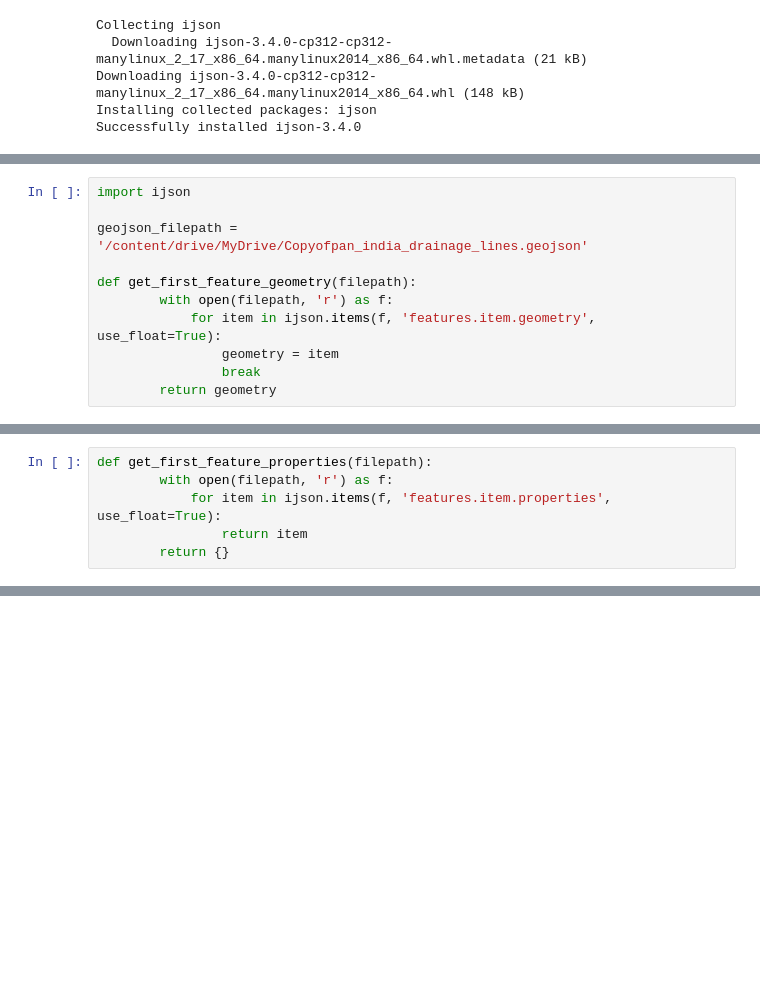
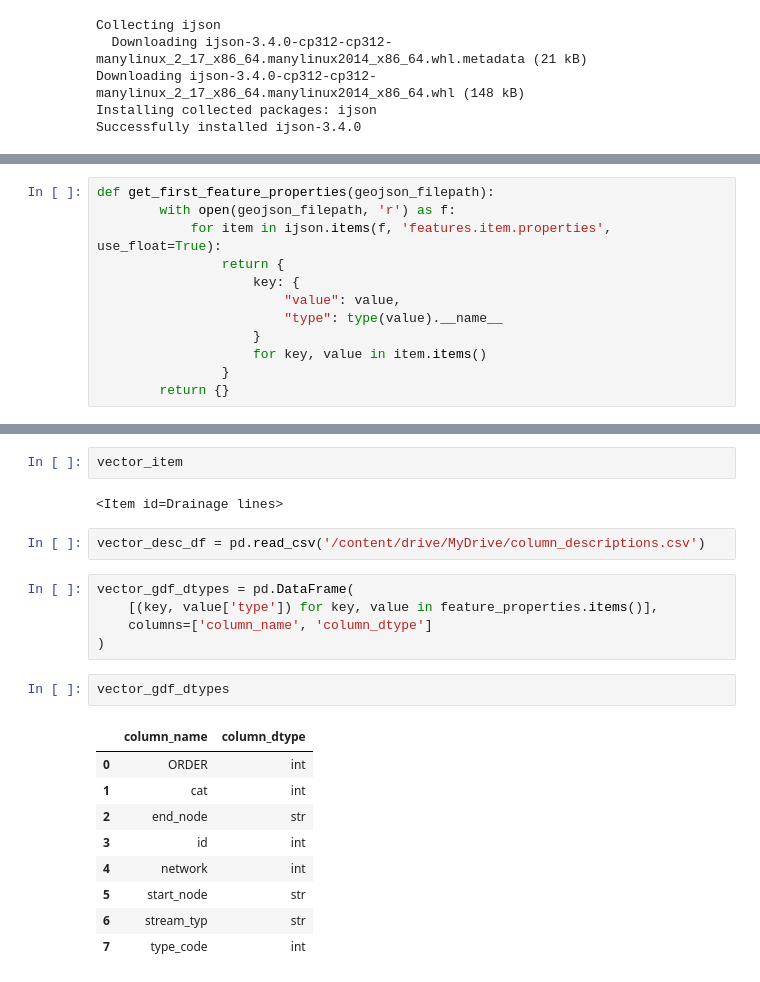
Before and after one commit to Nirzaree/STAC-spec, a Jupyter notebook: notebooks/generate_stac_pan_india_vector.ipynb, the cells around one changed output, grey strips where cells are left out. Drawn from its saved outputs; the diff is of its cells as text; blank space fills up the shorter version.

```diff
--- a/notebooks/generate_stac_pan_india_vector.ipynb
+++ b/notebooks/generate_stac_pan_india_vector.ipynb
@@ -455,11 +507,12 @@ Successfully installed ijson-3.4.0
 # %%
-import ijson
-
-geojson_filepath = '/content/drive/MyDrive/Copyofpan_india_drainage_lines.geojson'
-
-def get_first_feature_geometry(filepath):
-        with open(filepath, 'r') as f:
-            for item in ijson.items(f, 'features.item.geometry', use_float=True):
-                geometry = item
-                break
-        return geometry
+def get_first_feature_properties(geojson_filepath):
+        with open(geojson_filepath, 'r') as f:
+            for item in ijson.items(f, 'features.item.properties', use_float=True):
+                return {
+                    key: {
+                        "value": value,
+                        "type": type(value).__name__
+                    }
+                    for key, value in item.items()
+                }
+        return {}
@@ -471,9 +519,3 @@ print(feature_geometry)
-# %%
-def get_first_feature_properties(filepath):
-        with open(filepath, 'r') as f:
-            for item in ijson.items(f, 'features.item.properties', use_float=True):
-                return item
-        return {}
 # %%
 feature_properties = get_first_feature_properties(geojson_filepath)
 print(feature_properties)
@@ -481,0 +539,23 @@ print(feature_properties)
+# %%
+vector_item
+# %% [output]
+<Item id=Drainage lines>
+# %%
+vector_desc_df = pd.read_csv('/content/drive/MyDrive/column_descriptions.csv')
+# %%
+vector_gdf_dtypes = pd.DataFrame(
+    [(key, value['type']) for key, value in feature_properties.items()],
+    columns=['column_name', 'column_dtype']
+)
+# %%
+vector_gdf_dtypes
+# %% [output]
+|  | column_name | column_dtype |
+| 0 | ORDER | int |
+| 1 | cat | int |
+| 2 | end_node | str |
+| 3 | id | int |
+| 4 | network | int |
+| 5 | start_node | str |
+| 6 | stream_typ | str |
+| 7 | type_code | int |
```
Also changed, not shown: parts of 25 cells of this notebook.
